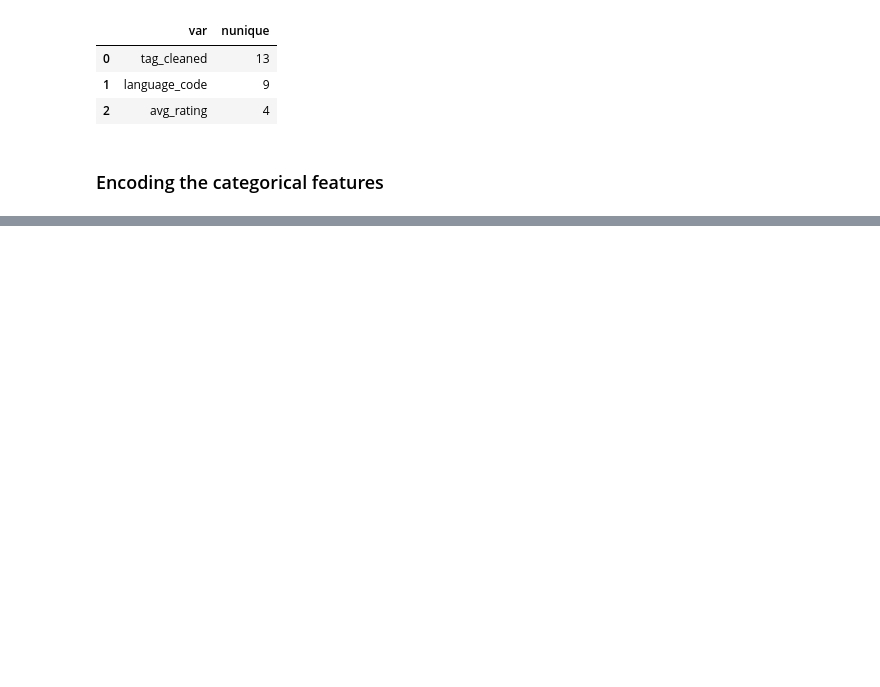
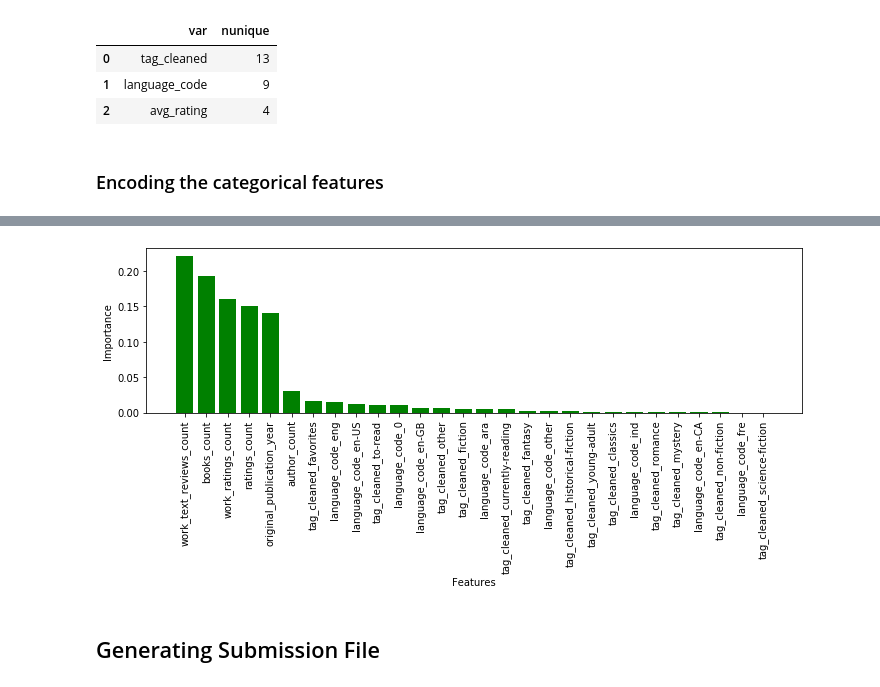
Before and after one commit to Eserichard/Book-Recommender, a Jupyter notebook: ML_RecSys_booksdata.ipynb, the cells around one changed output, grey strips where cells are left out. Cells and saved outputs as stored; diff of their text form; code cells hidden in the pictures; blank space fills up the shorter version.

Commit message:
Pipelines & Models

```diff
--- a/ML_RecSys_booksdata.ipynb
+++ b/ML_RecSys_booksdata.ipynb
@@ -667,0 +746,2 @@ df_cat
+# %%
+features = np.setdiff1d(df.columns, [target])
@@ -667,0 +834,2 @@ df_cat
+# %%
+param_grids = {}
@@ -667,0 +981,6 @@ df_cat
+# %%
+# Sort best_score_param_estimator_gs in descending order of the best_score_
+best_score_param_estimator_gs = sorted(best_score_param_estimator_gs, key=lambda x : x[0], reverse=True)
+
+# Print best_score_param_estimator_gs
+pd.DataFrame(best_score_param_estimator_gs, columns=['best_score', 'best_param', 'best_estimator'])
@@ -667,0 +1003,14 @@ df_cat
+# %%
+# Implement me
+# Get the best_score, best_param and best_estimator of random forest obtained by GridSearchCV
+best_score_rfc, best_param_rfc, best_estimator_rfc = best_score_param_estimator_gs[0]
+
+# Get the dataframe of feature and importance
+df_fi_rfc = pd.DataFrame(np.hstack((features.reshape(-1, 1), best_estimator_rfc.named_steps['model'].feature_importances_.reshape(-1, 1))),
+                         columns=['Features', 'Importance'])
+
+# Sort df_fi_rfc in descending order of the importance
+df_fi_rfc = df_fi_rfc.sort_values(ascending=False, by='Importance').reset_index(drop=True)
+
+# Print the first 5 rows of df_fi_rfc
+df_fi_rfc.head()
@@ -667,0 +1024,23 @@ df_cat
+# %%
+# Create a figure
+fig = plt.figure(figsize=(10, 5))
+
+# Implement me
+# The bar plot of the top 5 feature importance
+plt.bar(df_fi_rfc['Features'], df_fi_rfc['Importance'], color='green')
+
+# Set x-axis
+plt.xlabel('Features')
+plt.xticks(rotation=90)
+
+# Set y-axis
+plt.ylabel('Importance')
+
+# Save and show the figure
+plt.tight_layout()
+plt.savefig('figure/feature_importance_rfc.pdf')
+plt.show()
+# %% [output]
+[figure, added]
+# %% [markdown]
+## Generating Submission File
```
Also changed, not shown: parts of 46 cells of this notebook.
